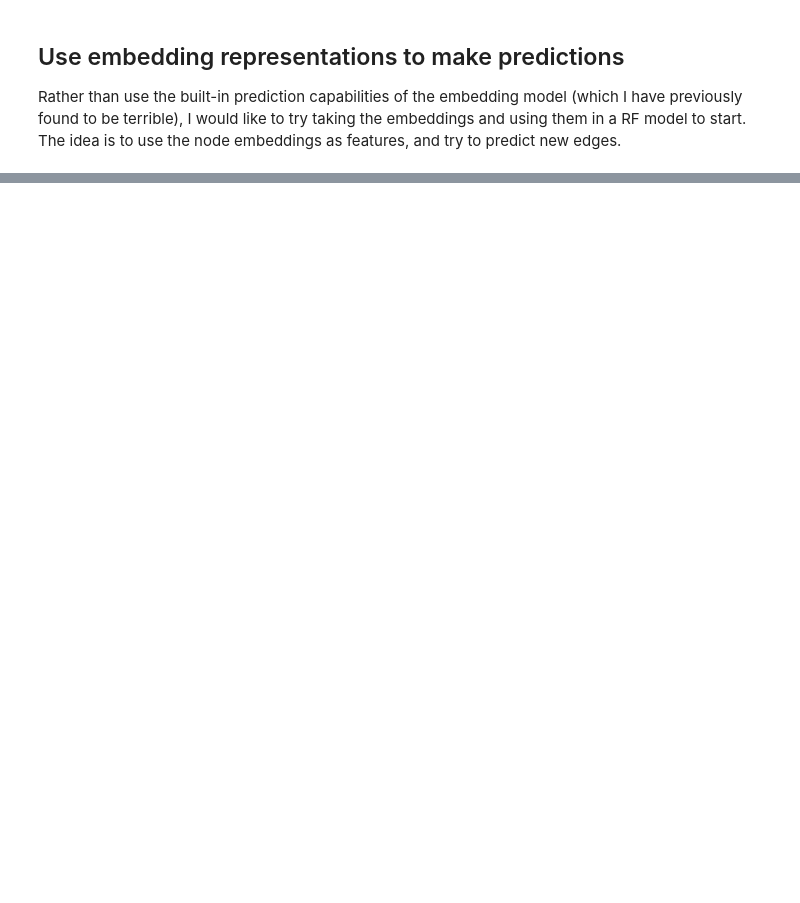
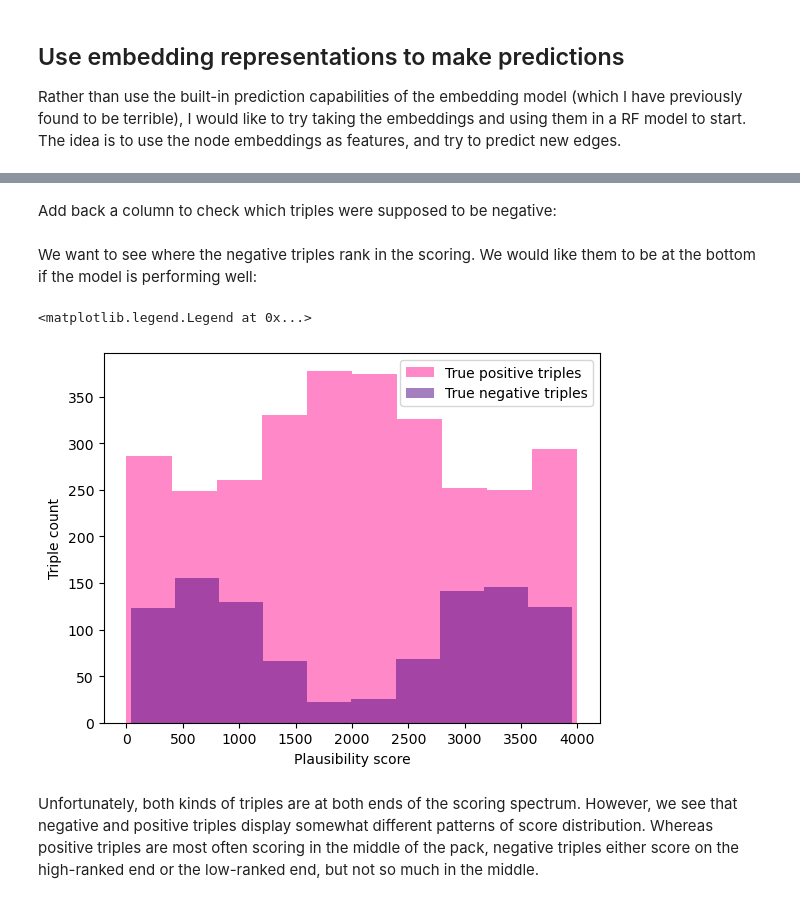
Before and after one commit to serenalotreck/literature-genes, a Jupyter notebook: notebooks/static_link_prediction.ipynb, the cells around one changed output, grey strips where cells are left out. Saved outputs shown, nothing was run; the diff lists cells and outputs as text; code cells hidden in the pictures; blank space fills up the shorter version.

```diff
--- a/notebooks/static_link_prediction.ipynb
+++ b/notebooks/static_link_prediction.ipynb
@@ -85,0 +334,29 @@ node_reps = model.entity_representations
+# %% [markdown]
+Add back a column to check which triples were supposed to be negative:
+# %%
+def is_negative(row):
+    if (row.head_label, row.relation_label, row.tail_label) in negative_trips:
+        return True
+    else:
+        return False
+# %%
+score_df['is_negative'] = score_df.apply(is_negative, axis=1)
+# %% [markdown]
+We want to see where the negative triples rank in the scoring. We would like them to be at the bottom if the model is performing well:
+# %%
+neg_ranks = score_df[score_df['is_negative']].index.tolist()
+# %%
+pos_ranks = score_df[~score_df['is_negative']].index.tolist()
+# %%
+fig, ax = plt.subplots()
+
+ax.hist(pos_ranks, color='deeppink', alpha=0.5, label='True positive triples')
+ax.hist(neg_ranks, color='indigo', alpha=0.5, label='True negative triples')
+ax.set_xlabel('Plausibility score')
+ax.set_ylabel('Triple count')
+ax.legend()
+# %% [output]
+<matplotlib.legend.Legend at 0x...>
+[figure, added]
+# %% [markdown]
+Unfortunately, both kinds of triples are at both ends of the scoring spectrum. However, we see that negative and positive triples display somewhat different patterns of score distribution. Whereas positive triples are most often scoring in the middle of the pack, negative triples either score on the high-ranked end or the low-ranked end, but not so much in the middle.
```
Also changed, not shown: parts of 58 cells of this notebook, 5 other files.
